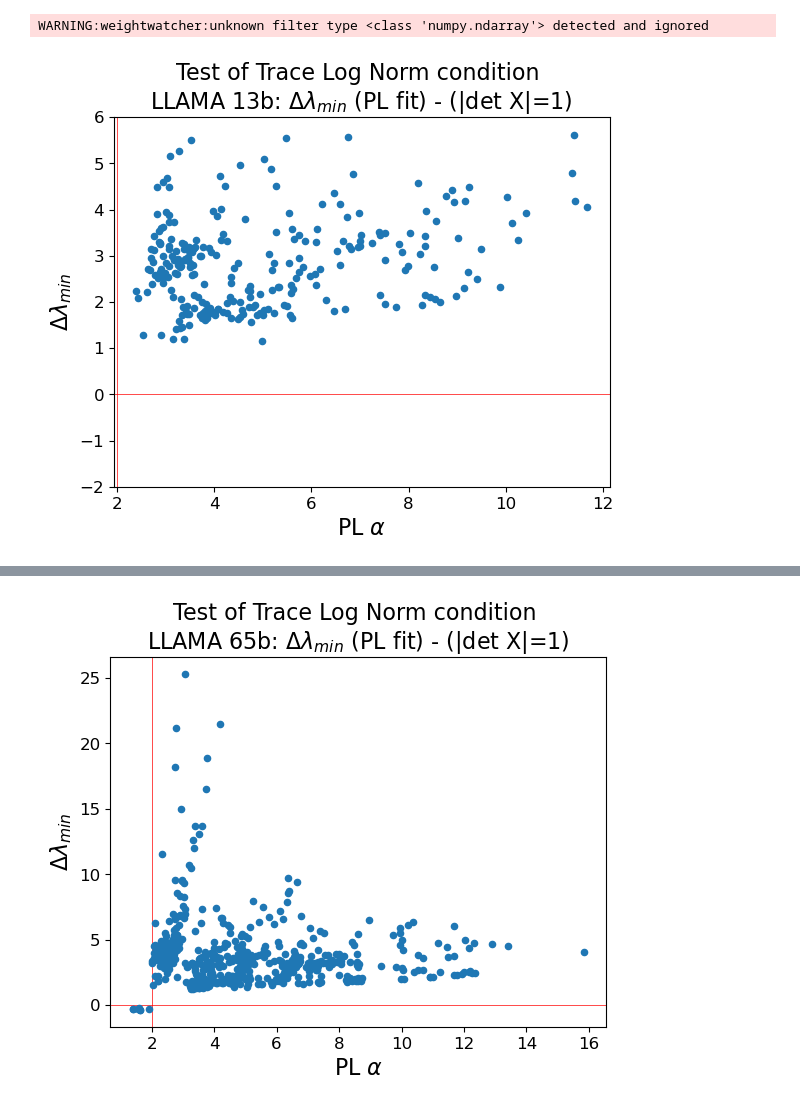
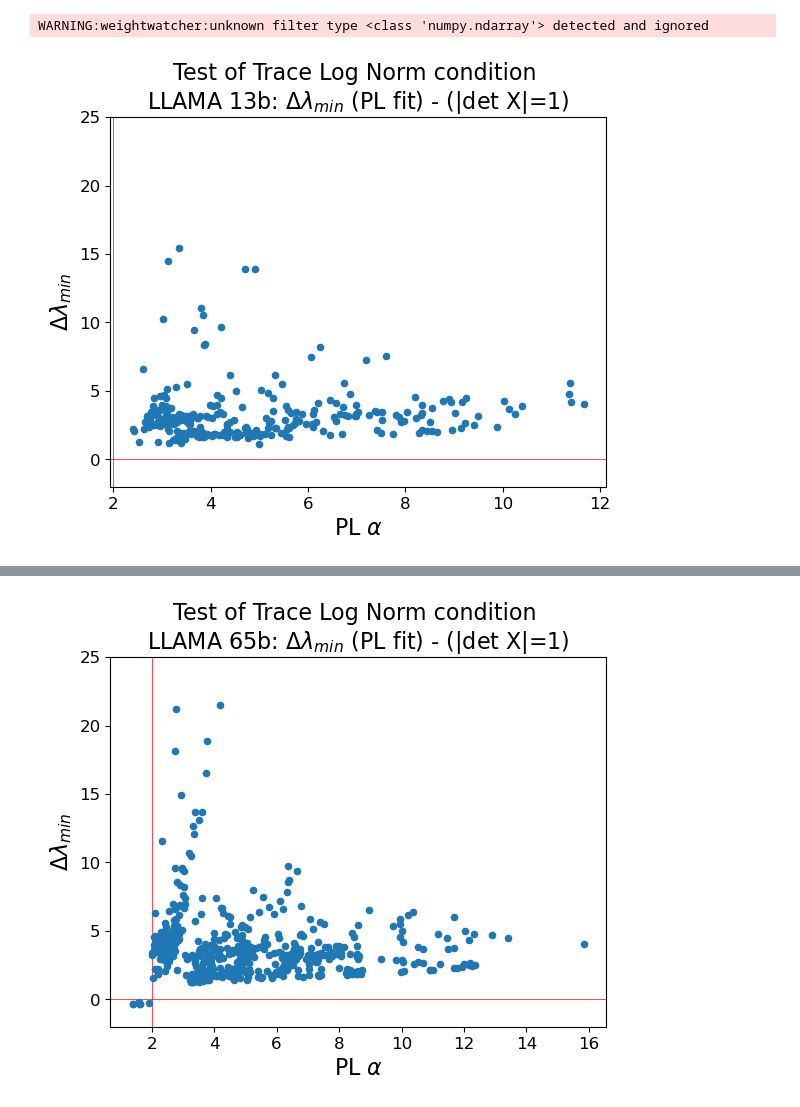
Before and after one commit to charlesmartin14/SETOL_experiments, a Jupyter notebook: notebooks/WW-DetX-LLAMA.ipynb, the cells around one changed output, grey strips where cells are left out. Cells and saved outputs as stored; diff of their text form; code cells hidden in the pictures.

```diff
--- a/notebooks/WW-DetX-LLAMA.ipynb
+++ b/notebooks/WW-DetX-LLAMA.ipynb
@@ -28,14 +28,14 @@ with open("llama-13b-details", "rb") as fp:
 # %%
 df13.plot.scatter(x='alpha', y='detX_delta')
 plt.title("Test of Trace Log Norm condition \n"+r"LLAMA 13b: $\Delta\lambda_{min}$ (PL fit) - (|det X|=1)", fontdict={'fontsize': plot_utils.MEDIUM_SIZE})
-plt.ylim([-2, 6])
+plt.ylim((-2, 25))
 plt.xlabel(r"PL $\alpha$")
 plt.ylabel(r"$\Delta\lambda_{min}$")
 plt.axvline(2, linewidth=0.5, color="red", zorder=-1)
 plt.axhline(0, linewidth=0.5, color="red", zorder=-1)
 plt.savefig("LLAMA_13b_ESD_trends.png")
 # %% [output]
-[figure, old version]
+[figure, new version]
 # %%
 from safetensors import safe_open
 import pandas as pd
@@ -83,10 +83,11 @@ with open("llama-65b-details", "rb") as fp:
 # %%
 df65.plot.scatter(x='alpha', y='detX_delta')
 plt.title("Test of Trace Log Norm condition \n"+r"LLAMA 65b: $\Delta\lambda_{min}$ (PL fit) - (|det X|=1)", fontdict={'fontsize': plot_utils.MEDIUM_SIZE})
+plt.ylim((-2, 25))
 plt.xlabel(r"PL $\alpha$")
 plt.ylabel(r"$\Delta\lambda_{min}$")
 plt.axvline(2, linewidth=0.5, color="red", zorder=-1)
 plt.axhline(0, linewidth=0.5, color="red", zorder=-1)
 plt.savefig("LLAMA_65b_ESD_trends.png")
 # %% [output]
-[figure, old version]
+[figure, new version]
```
Also changed, not shown: 1 other file.
